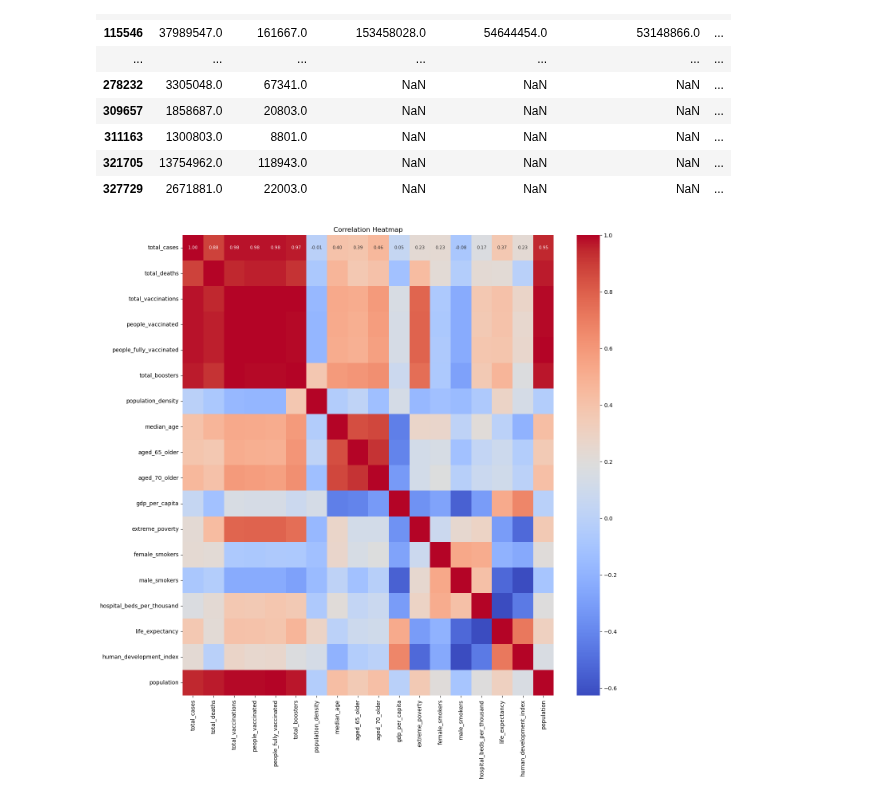
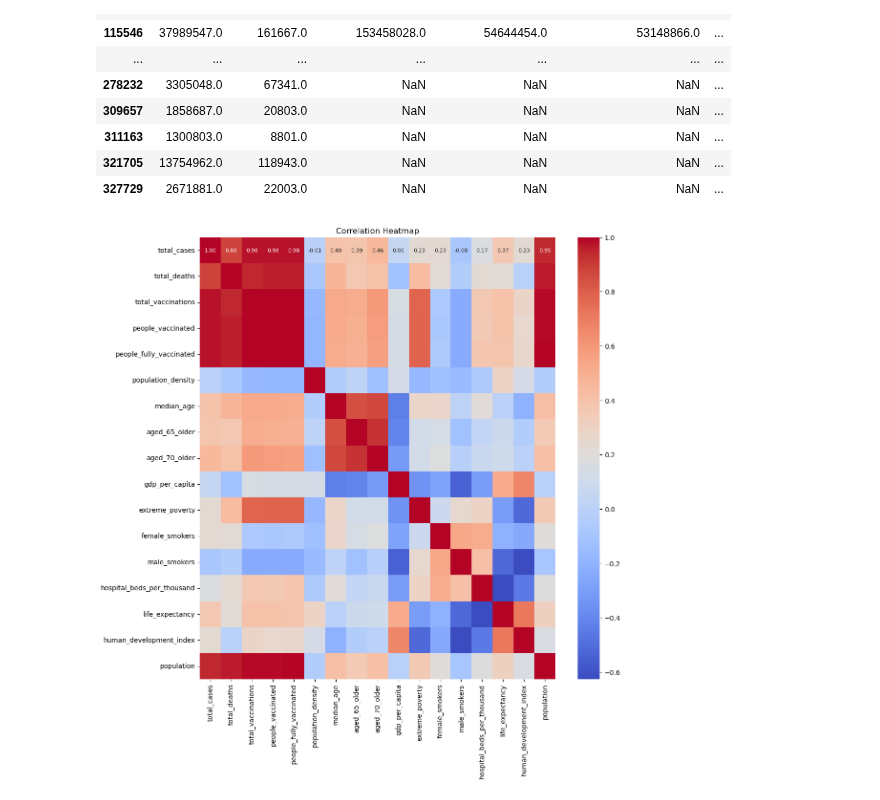
Before and after one commit to Adiklafa/Matprog, a Jupyter notebook: Correlations.ipynb, the cells around one changed output. Saved outputs shown, nothing was run; the diff lists cells and outputs as text; code cells hidden in the pictures.

Commit message:
EU deaths

```diff
--- a/Correlations.ipynb
+++ b/Correlations.ipynb
@@ -52,6 +52,6 @@ eu_members= [
     "SVK",
 ]
 # %%
-eu=adatcsv("2020-02-15","2022-12-31",eu_members,["total_tests","new_tests","tests_units","tests_per_case","positive_rate","new_deaths","hosp_patients","reproduction_rate","icu_patients","icu_patients_per_million","hosp_patients_per_million","weekly_icu_admissions","weekly_icu_admissions_per_million","weekly_hosp_admissions","weekly_hosp_admissions_per_million","total_tests_per_thousand","new_tests_per_thousand","new_tests_smoothed_per_thousand","new_vaccinations","total_vaccinations_per_hundred","people_vaccinated_per_hundred","people_fully_vaccinated_per_hundred","total_boosters_per_hundred","new_people_vaccinated_smoothed_per_hundred","stringency_index","cardiovasc_death_rate","diabetes_prevalence","excess_mortality_cumulative_absolute","excess_mortality_cumulative","excess_mortality","excess_mortality_cumulative_per_million"])
+eu=adatcsv("2020-02-15","2022-12-31",eu_members,["continent","location","date","new_cases","handwashing_facilities","total_boosters","total_tests","new_tests","tests_units","tests_per_case","positive_rate","new_deaths","hosp_patients","reproduction_rate","icu_patients","icu_patients_per_million","hosp_patients_per_million","weekly_icu_admissions","weekly_icu_admissions_per_million","weekly_hosp_admissions","weekly_hosp_admissions_per_million","total_tests_per_thousand","new_tests_per_thousand","new_tests_smoothed_per_thousand","new_vaccinations","total_vaccinations_per_hundred","people_vaccinated_per_hundred","people_fully_vaccinated_per_hundred","total_boosters_per_hundred","new_people_vaccinated_smoothed_per_hundred","stringency_index","cardiovasc_death_rate","diabetes_prevalence","excess_mortality_cumulative_absolute","excess_mortality_cumulative","excess_mortality","excess_mortality_cumulative_per_million"])
 eu
 # %% [output]
@@ -84,7 +84,7 @@ Index([ 21149,  21150,  21151,  21152,  21153,  21154,  21155,  21156,  21157,
       dtype='int64', length=28377)
 # %%
 eu.drop(index=[i for i in eu.index if i not in last_indexes], inplace=True)
-eu = eu.drop(["iso_code","continent","location","date","new_cases","handwashing_facilities"], axis=1)
+eu = eu.drop(["iso_code"], axis=1)
 # %%
 eu
 # %% [output]
@@ -108,13 +108,13 @@ eu
 # %%
 corr_matrix = eu.corr()
 # %%
-plt.figure(figsize=(15, 15))
+plt.figure(figsize=(12, 12))
 sns.heatmap(corr_matrix, annot=True, cmap='coolwarm', fmt=".2f", annot_kws={"size": 8})
 plt.title('Correlation Heatmap')
 #for i in range(len(corr_matrix)):
 #    for j in range(len(corr_matrix.columns)):
 #        text = f'{corr_matrix.iloc[i, j]:.2f}'
 #        plt.text(j + 0.5, i + 0.5, text, ha='center', va='center', color='black', fontsize=10, fontweight='bold')
 plt.show()
 # %% [output]
-[figure, old version]
+[figure, new version]
```
Also changed, not shown: parts of 2 cells of this notebook, 2 other files.
